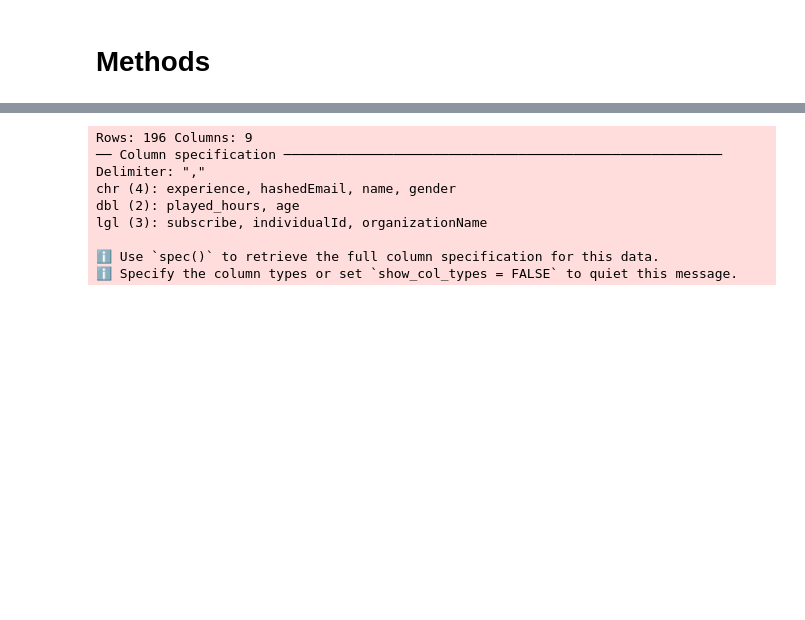
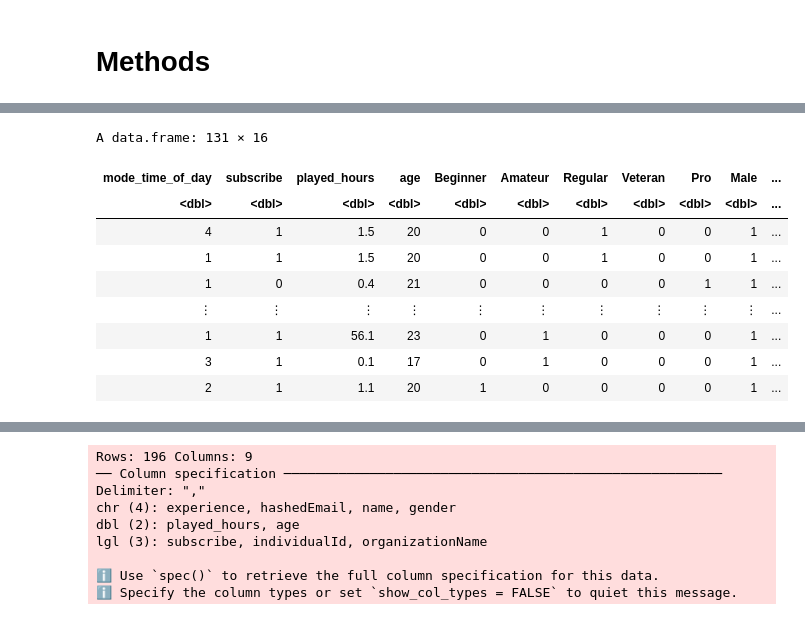
Before and after one commit to akdivinagracia/project-009-2, a Jupyter notebook: notebook.ipynb, the cells around one changed output, grey strips where cells are left out. Drawn from its saved outputs; the diff is of its cells as text; code cells hidden in the pictures; blank space fills up the shorter version.

```diff
--- a/notebook.ipynb
+++ b/notebook.ipynb
@@ -65,0 +87,22 @@ Registered S3 method overwritten by 'GGally':
+# %%
+# define find_mode function
+find_mode <- function(x) {        # Defines a function `find_mode` that takes a single input `x`.
+    u <- unique(x)                # Creates a vector `u` of the unique values in `x`.
+    tab <- tabulate(match(x, u))  # Counts the occurrences of each unique value in `x` by mapping `x` to the positions of `u`.
+    u[tab == max(tab)]            # Returns the value(s) in `u` corresponding to the maximum frequency in `tab`.
+}
+
+# load and wrangle sessions data set
+sessions <- read_csv("https://drive.google.com/uc?export=download&id=14O91N5OlVkvdGxXNJUj5jIsV5RexhzbB") |>
+    select(-original_start_time, -original_end_time) |>                                      # remove columns in UNIX time format
+    mutate(start_time = format(strptime(start_time, "%d/%m/%Y %H:%M"), "%H:%M:%S")) |>       # format start_time into time format
+    mutate(end_time = format(strptime(end_time, "%d/%m/%Y %H:%M"), "%H:%M:%S")) |>           # format end_time into time format
+    mutate(time_of_day = case_when(start_time >= "00:00:00" & start_time < "06:00:00" ~ 1,
+                                   start_time >= "06:00:00" & start_time < "12:00:00" ~ 2,
+                                   start_time >= "12:00:00" & start_time < "18:00:00" ~ 3,
+                                   start_time >= "18:00:00" & start_time <= "23:59:59" ~ 4)) |>
+
+    group_by(hashedEmail) |>
+    summarize(mode_time_of_day = find_mode(time_of_day))
+
+sessions
@@ -65,0 +136,15 @@ Registered S3 method overwritten by 'GGally':
+# %%
+combined <- merge(sessions, players, by = "hashedEmail") |>
+    select(-hashedEmail,-experience, -gender)
+combined
+# %% [output]
+A data.frame: 131 × 16
+| mode_time_of_day | subscribe | played_hours | age | Beginner | Amateur | Regular | Veteran | Pro | Male | ... |
+| <dbl> | <dbl> | <dbl> | <dbl> | <dbl> | <dbl> | <dbl> | <dbl> | <dbl> | <dbl> | ... |
+| 4 | 1 | 1.5 | 20 | 0 | 0 | 1 | 0 | 0 | 1 | ... |
+| 1 | 1 | 1.5 | 20 | 0 | 0 | 1 | 0 | 0 | 1 | ... |
+| 1 | 0 | 0.4 | 21 | 0 | 0 | 0 | 0 | 1 | 1 | ... |
+| ⋮ | ⋮ | ⋮ | ⋮ | ⋮ | ⋮ | ⋮ | ⋮ | ⋮ | ⋮ | ... |
+| 1 | 1 | 56.1 | 23 | 0 | 1 | 0 | 0 | 0 | 1 | ... |
+| 3 | 1 | 0.1 | 17 | 0 | 1 | 0 | 0 | 0 | 1 | ... |
+| 2 | 1 | 1.1 | 20 | 1 | 0 | 0 | 0 | 0 | 1 | ... |
```
Also changed, not shown: parts of 8 cells of this notebook.
